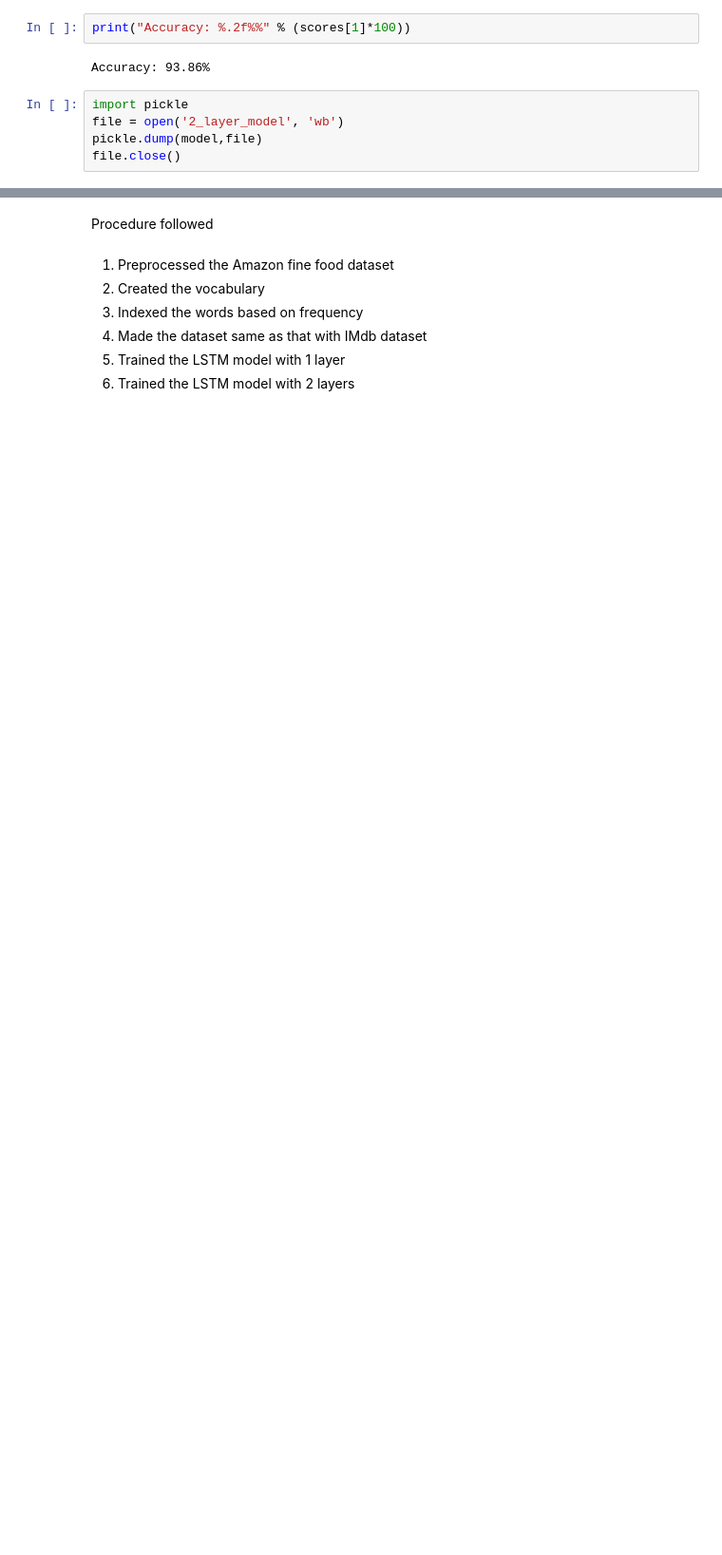
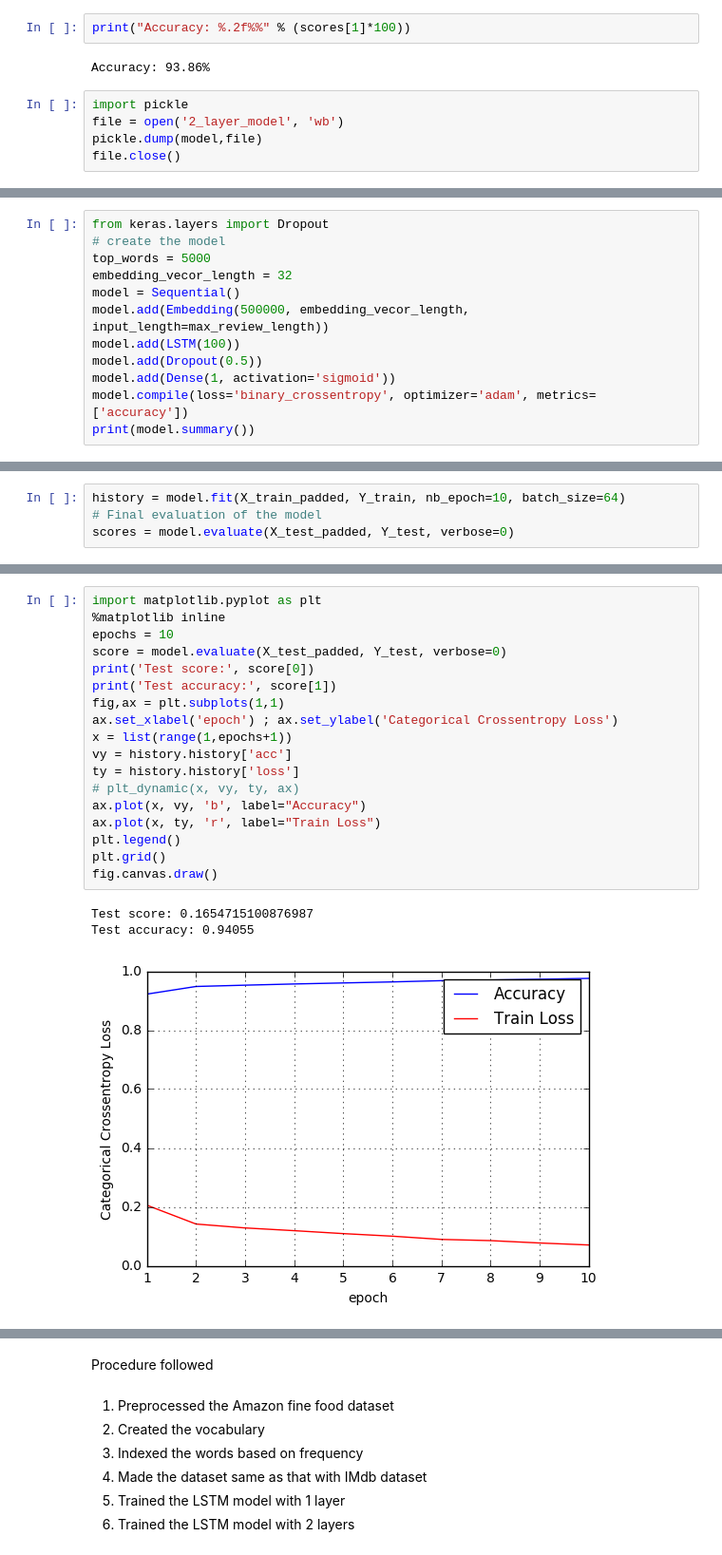
Before and after one commit to rajendrac3/Machine-Learning, a Jupyter notebook: Amazon_LSTM/Amazon_LSTM.ipynb, the cells around one changed output, grey strips where cells are left out. Shown: that part at 95% size. Cells and saved outputs as stored; diff of their text form; blank space fills up the shorter version.

Commit message:
added LSTM architecture with dropout rate = 0.5

```diff
--- a/Amazon_LSTM/Amazon_LSTM.ipynb
+++ b/Amazon_LSTM/Amazon_LSTM.ipynb
@@ -704,0 +691,12 @@ plt.show()
+# %%
+from keras.layers import Dropout
+# create the model
+top_words = 5000
+embedding_vecor_length = 32
+model = Sequential()
+model.add(Embedding(500000, embedding_vecor_length, input_length=max_review_length))
+model.add(LSTM(100))
+model.add(Dropout(0.5))
+model.add(Dense(1, activation='sigmoid'))
+model.compile(loss='binary_crossentropy', optimizer='adam', metrics=['accuracy'])
+print(model.summary())
@@ -704,0 +743,4 @@ plt.show()
+# %%
+history = model.fit(X_train_padded, Y_train, nb_epoch=10, batch_size=64)
+# Final evaluation of the model
+scores = model.evaluate(X_test_padded, Y_test, verbose=0)
@@ -705,3 +798,25 @@ plt.show()
+# %%
+import matplotlib.pyplot as plt
+%matplotlib inline
+epochs = 10
+score = model.evaluate(X_test_padded, Y_test, verbose=0)
+print('Test score:', score[0])
+print('Test accuracy:', score[1])
+fig,ax = plt.subplots(1,1)
+ax.set_xlabel('epoch') ; ax.set_ylabel('Categorical Crossentropy Loss')
+x = list(range(1,epochs+1))
+vy = history.history['acc']
+ty = history.history['loss']
+# plt_dynamic(x, vy, ty, ax)
+ax.plot(x, vy, 'b', label="Accuracy")
+ax.plot(x, ty, 'r', label="Train Loss")
+plt.legend()
+plt.grid()
+fig.canvas.draw()
+# %% [output]
+Test score: 0.1654715100876987
+Test accuracy: 0.94055
+[figure, added]
 # %%
 from prettytable import PrettyTable
 
```
Also changed, not shown: parts of 17 cells of this notebook, 2 other files.
